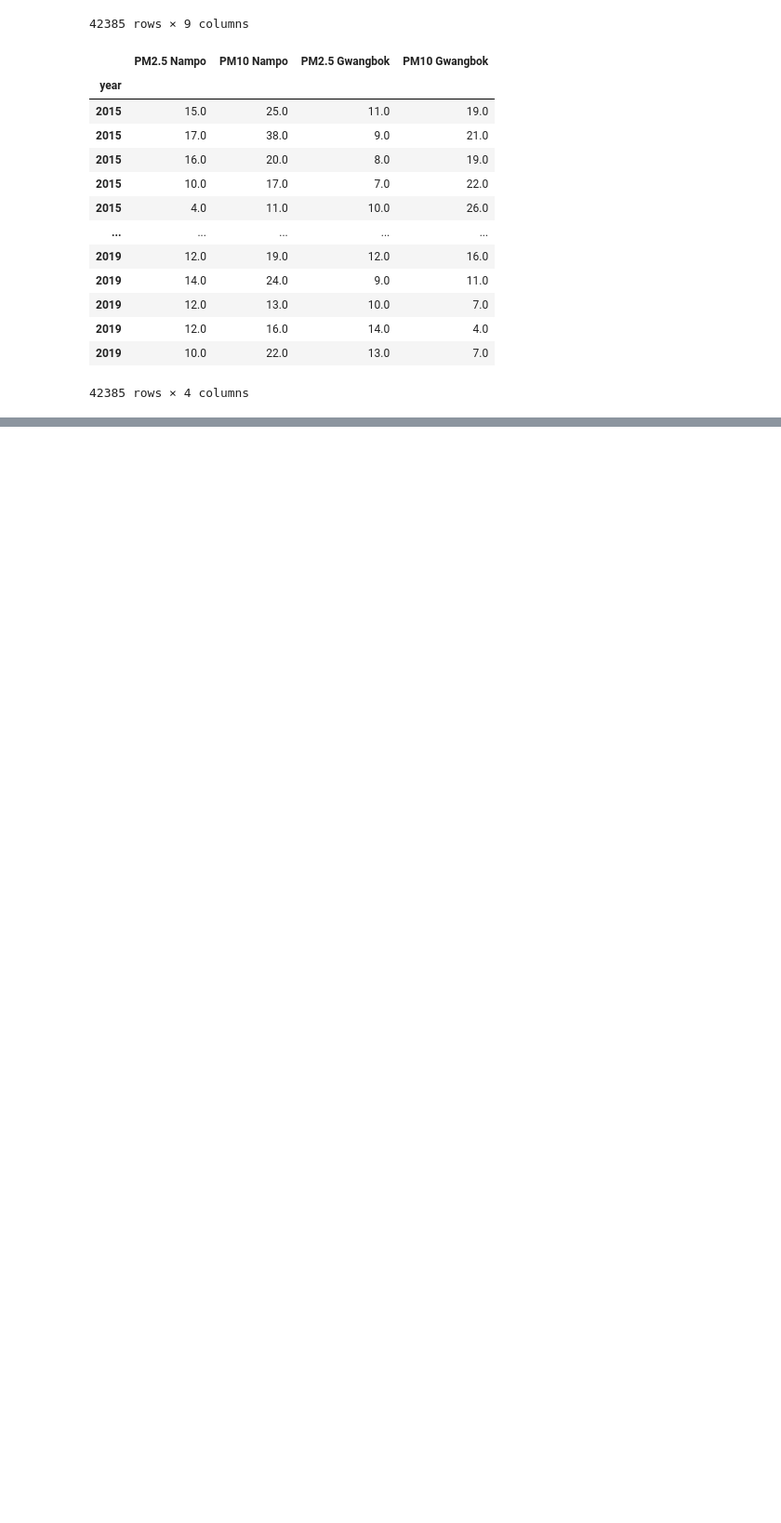
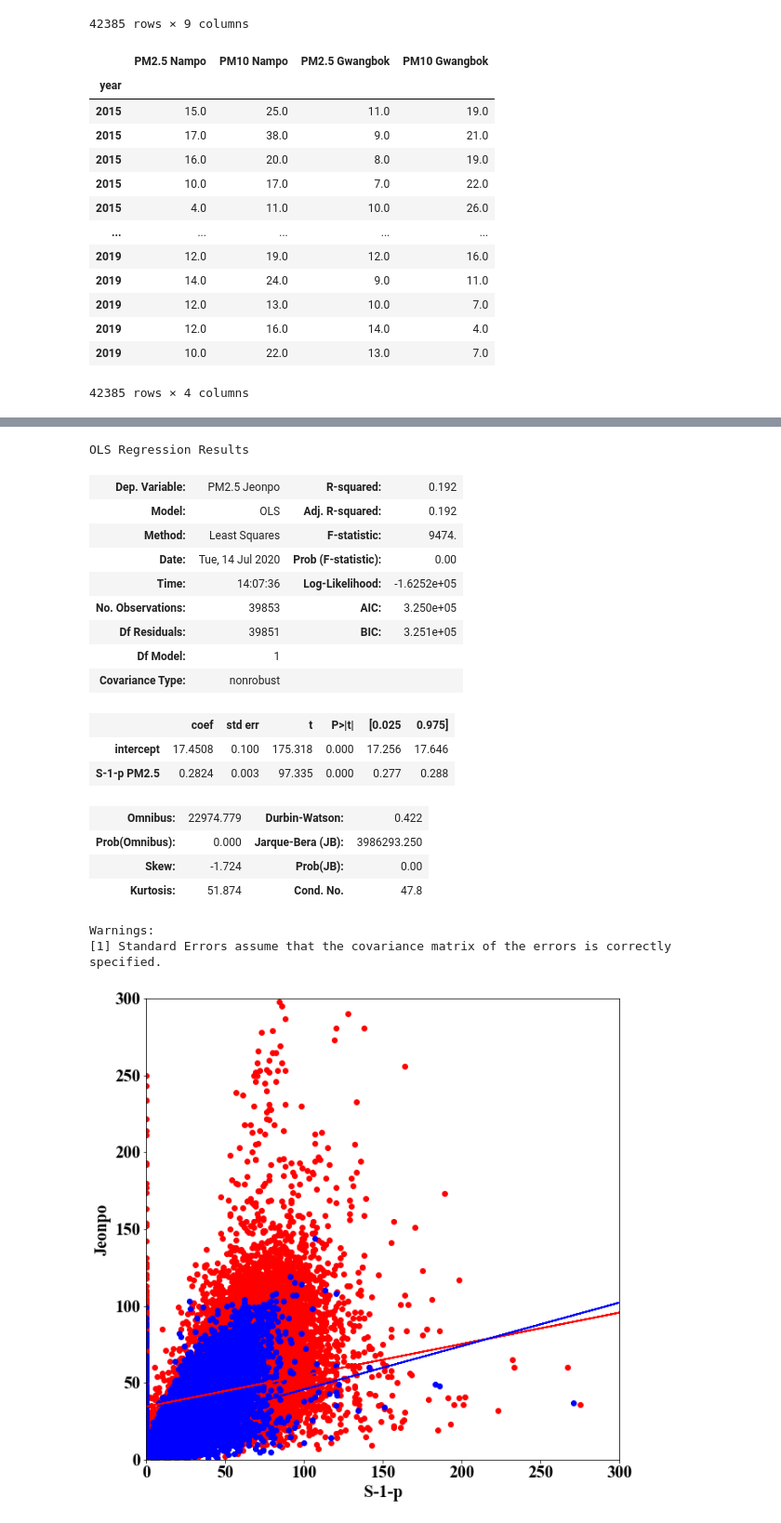
Before and after one commit to tbnsok40/Busan-Subway-Station-Pollutants-data, a Jupyter notebook: [Lab] two linear regression.ipynb, the cells around one changed output, grey strips where cells are left out. Shown at 93% size. Saved outputs shown, nothing was run; the diff lists cells and outputs as text; code cells hidden in the pictures; blank space fills up the shorter version.

```diff
--- a/[Lab] two linear regression.ipynb
+++ b/[Lab] two linear regression.ipynb
@@ -177,0 +432,5 @@ TypeError: fit() got an unexpected keyword argument 'X2'
+# %%
+s1['intercept'] = 1
+lm2 = sm.OLS(s1['PM10 Jeonpo'], s1[['intercept','S-1-w PM10']])
+results2 = lm2.fit()
+results2.summary()
@@ -177,0 +459,40 @@ TypeError: fit() got an unexpected keyword argument 'X2'
+# %%
+y=s1['PM10 Jeonpo'] #
+x=s1['S-1-p PM10']
+
+plt.rcParams['figure.figsize'] = (10,10)
+plt.rcParams['font.size'] = 20
+
+# 선형회귀식
+model = linear_model.LinearRegression()
+model = model.fit(X=pd.DataFrame(x), y= y)
+
+ax1 = plt.scatter(x, y, color="red")
+ax1 = plt.plot(X,model.predict(X), color = 'red')
+
+y2=s1['PM2.5 Jeonpo'] #
+x2=s1['S-1-p PM2.5']
+
+model2 = linear_model.LinearRegression()
+model2 = model2.fit(X=pd.DataFrame(x2), y= y2)
+ax1 = plt.plot(X,model2.predict(X), color = 'blue')
+ax1 = plt.scatter(x2, y2, color="blue")
+plt.xlabel('S-1-p')
+plt.ylabel('Jeonpo')
+
+print('r squared: {}' .format(model.score(pd.DataFrame(x),y)))
+print('기울기: {}' .format(model.coef_))
+print('y절편: {}' .format(model.intercept_))
+print('r squared: {}' .format(model2.score(pd.DataFrame(x),y)))
+print('기울기: {}' .format(model2.coef_))
+print('y절편: {}' .format(model2.intercept_))
+plt.ylim(0,300)
+plt.xlim(0,300)
+# plt.legend()
+
+# plt.show()
+s1['intercept'] = 1
+lm = sm.OLS(s1['PM2.5 Jeonpo'], s1[['intercept','S-1-p PM2.5']])
+results = lm.fit()
+results.summary()
+# %% [output]
@@ -177,0 +505,20 @@ TypeError: fit() got an unexpected keyword argument 'X2'
+OLS Regression Results
+| Dep. Variable: | PM2.5 Jeonpo | R-squared: | 0.192 |
+| Model: | OLS | Adj. R-squared: | 0.192 |
+| Method: | Least Squares | F-statistic: | 9474. |
+| Date: | Tue, 14 Jul 2020 | Prob (F-statistic): | 0.00 |
+| Time: | 14:07:36 | Log-Likelihood: | -1.6252e+05 |
+| No. Observations: | 39853 | AIC: | 3.250e+05 |
+| Df Residuals: | 39851 | BIC: | 3.251e+05 |
+| Df Model: | 1 |  |  |
+| Covariance Type: | nonrobust |  |  |
+|  | coef | std err | t | P>|t| | [0.025 | 0.975] |
+| intercept | 17.4508 | 0.100 | 175.318 | 0.000 | 17.256 | 17.646 |
+| S-1-p PM2.5 | 0.2824 | 0.003 | 97.335 | 0.000 | 0.277 | 0.288 |
+| Omnibus: | 22974.779 | Durbin-Watson: | 0.422 |
+| Prob(Omnibus): | 0.000 | Jarque-Bera (JB): | 3986293.250 |
+| Skew: | -1.724 | Prob(JB): | 0.00 |
+| Kurtosis: | 51.874 | Cond. No. | 47.8 |
+Warnings:
+[1] Standard Errors assume that the covariance matrix of the errors is correctly specified.
+[figure, added]
```
Also changed, not shown: parts of 23 cells of this notebook.
